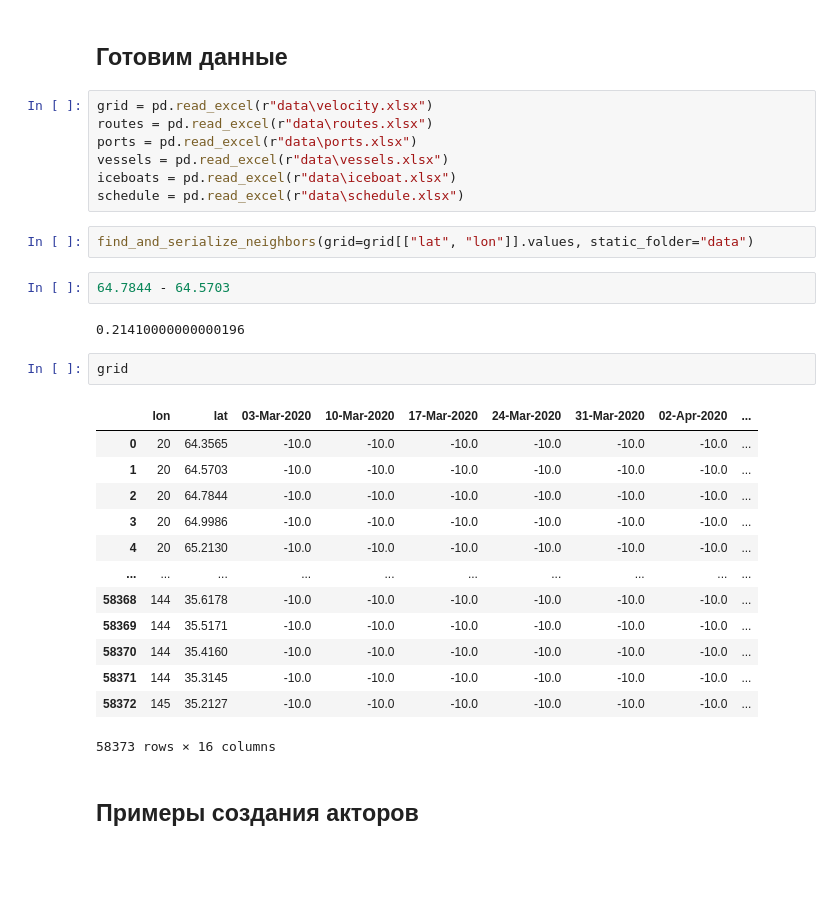
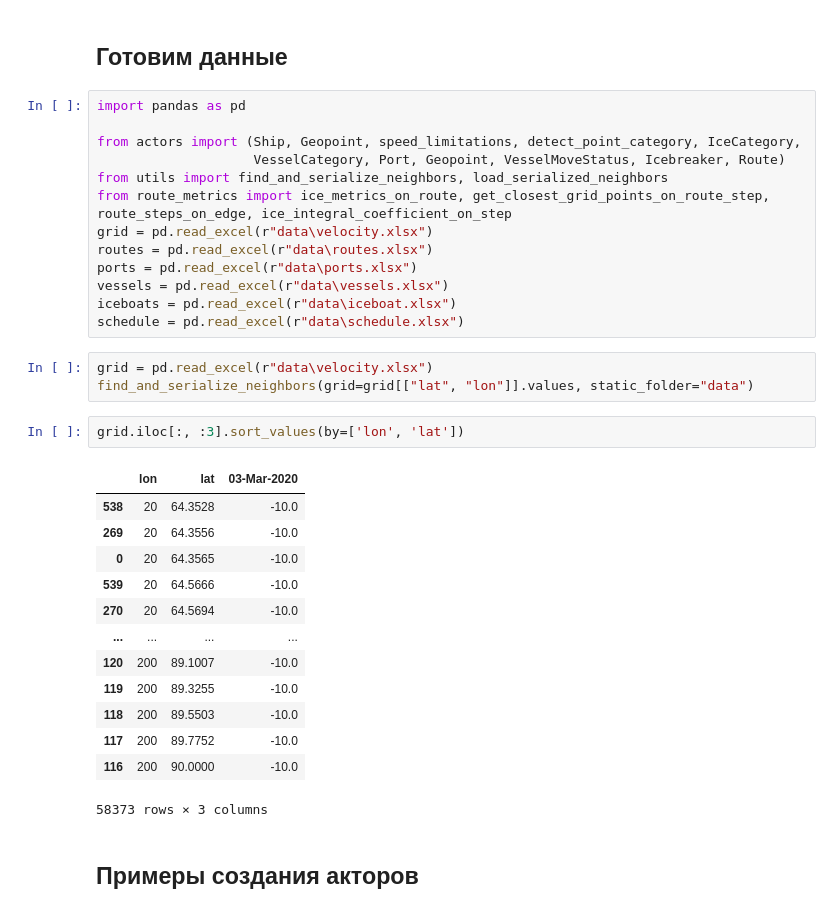
Before and after one commit to hackathon24rosatom/nothern_sea_router, a Jupyter notebook: test.ipynb, the cells around one changed output. Cells and saved outputs as stored; diff of their text form; blank space fills up the shorter version.

```diff
--- a/test.ipynb
+++ b/test.ipynb
@@ -8,6 +8,12 @@ from route_metrics import ice_metrics_on_route, get_closest_grid_points_on_route
 # %% [markdown]
 ## Готовим данные
 # %%
+import pandas as pd
+
+from actors import (Ship, Geopoint, speed_limitations, detect_point_category, IceCategory,
+                    VesselCategory, Port, Geopoint, VesselMoveStatus, Icebreaker, Route)
+from utils import find_and_serialize_neighbors, load_serialized_neighbors
+from route_metrics import ice_metrics_on_route, get_closest_grid_points_on_route_step, route_steps_on_edge, ice_integral_coefficient_on_step
 grid = pd.read_excel(r"data\velocity.xlsx")
 routes = pd.read_excel(r"data\routes.xlsx")
 ports = pd.read_excel(r"data\ports.xlsx")
@@ -15,27 +21,24 @@ vessels = pd.read_excel(r"data\vessels.xlsx")
 iceboats = pd.read_excel(r"data\iceboat.xlsx")
 schedule = pd.read_excel(r"data\schedule.xlsx")
 # %%
+grid = pd.read_excel(r"data\velocity.xlsx")
 find_and_serialize_neighbors(grid=grid[["lat", "lon"]].values, static_folder="data")
-# %%
-64.7844 - 64.5703
-# %% [output]
-0.21410000000000196
 # %%
-grid
+grid.iloc[:, :3].sort_values(by=['lon', 'lat'])
 # %% [output]
-|  | lon | lat | 03-Mar-2020 | 10-Mar-2020 | 17-Mar-2020 | 24-Mar-2020 | 31-Mar-2020 | 02-Apr-2020 | ... |
-| 0 | 20 | 64.3565 | -10.0 | -10.0 | -10.0 | -10.0 | -10.0 | -10.0 | ... |
-| 1 | 20 | 64.5703 | -10.0 | -10.0 | -10.0 | -10.0 | -10.0 | -10.0 | ... |
-| 2 | 20 | 64.7844 | -10.0 | -10.0 | -10.0 | -10.0 | -10.0 | -10.0 | ... |
-| 3 | 20 | 64.9986 | -10.0 | -10.0 | -10.0 | -10.0 | -10.0 | -10.0 | ... |
-| 4 | 20 | 65.2130 | -10.0 | -10.0 | -10.0 | -10.0 | -10.0 | -10.0 | ... |
-| ... | ... | ... | ... | ... | ... | ... | ... | ... | ... |
-| 58368 | 144 | 35.6178 | -10.0 | -10.0 | -10.0 | -10.0 | -10.0 | -10.0 | ... |
-| 58369 | 144 | 35.5171 | -10.0 | -10.0 | -10.0 | -10.0 | -10.0 | -10.0 | ... |
-| 58370 | 144 | 35.4160 | -10.0 | -10.0 | -10.0 | -10.0 | -10.0 | -10.0 | ... |
-| 58371 | 144 | 35.3145 | -10.0 | -10.0 | -10.0 | -10.0 | -10.0 | -10.0 | ... |
-| 58372 | 145 | 35.2127 | -10.0 | -10.0 | -10.0 | -10.0 | -10.0 | -10.0 | ... |
+|  | lon | lat | 03-Mar-2020 |
+| 538 | 20 | 64.3528 | -10.0 |
+| 269 | 20 | 64.3556 | -10.0 |
+| 0 | 20 | 64.3565 | -10.0 |
+| 539 | 20 | 64.5666 | -10.0 |
+| 270 | 20 | 64.5694 | -10.0 |
+| ... | ... | ... | ... |
+| 120 | 200 | 89.1007 | -10.0 |
+| 119 | 200 | 89.3255 | -10.0 |
+| 118 | 200 | 89.5503 | -10.0 |
+| 117 | 200 | 89.7752 | -10.0 |
+| 116 | 200 | 90.0000 | -10.0 |
-58373 rows × 16 columns
+58373 rows × 3 columns
 # %% [markdown]
 ## Примеры создания акторов
 # %%
```
Also changed, not shown: parts of 23 cells of this notebook, 5 other files.
